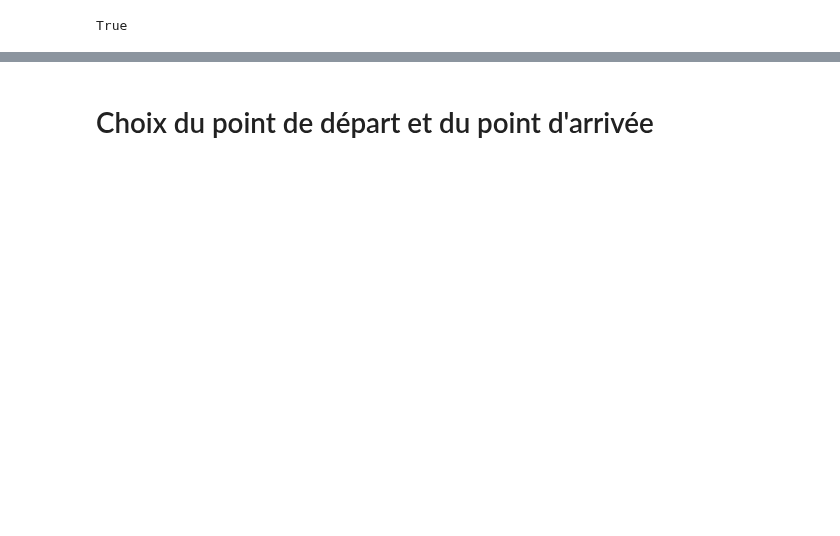
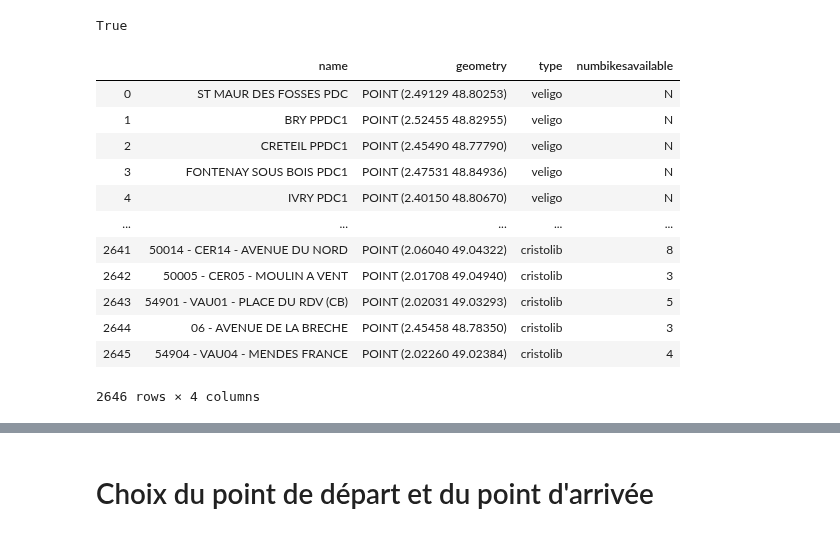
Before and after one commit to ImaneFa/Projet_Python, a Jupyter notebook: Trajet_GPS.ipynb, the cells around one changed output, grey strips where cells are left out. Drawn from its saved outputs; the diff is of its cells as text; code cells hidden in the pictures; blank space fills up the shorter version.

Commit message:
Améliorations GPS
Ajouts :
- Signalements utilisateur après trajet
- Disponibilité vélos
- Distinction si l'utilisateur a besoin ou non d'un vélo
- Input adresses de départ et d'arrivée

```diff
--- a/Trajet_GPS.ipynb
+++ b/Trajet_GPS.ipynb
@@ -70,2 +115,21 @@ velos2_95 = gpd.read_file('https://smartregionidf.opendatasoft.com/explore/datas
 # %% [markdown]
 ## Fusion des bases de données Vélib, Veligo, Cristolib, Velos2
+# %%
+# Ajout d'une colonne correspondant au type de vélo emprunté (velib, veligo, cristolib ou velos2)
+
+velib["type"]=["velib" for i in range(velib.shape[0])]
+veligo["type"]=["veligo" for i in range(veligo.shape[0])]
+velos2["type"]=["velos2" for i in range(velos2.shape[0])]
+cristolib["type"]=["cristolib" for i in range(cristolib.shape[0])]
+velos2_95["type"]=["velos2" for i in range(velos2_95.shape[0])]
+cristolib_95["type"]=["cristolib" for i in range(cristolib_95.shape[0])]
+
+# Ajout d'une colonne disponibilité vélos pour ceux qui n'en ont pas
+
+velos2_95["numbikesavailable"]=["N" for i in range(velos2_95.shape[0])]
+cristolib["numbikesavailable"]=["N" for i in range(cristolib.shape[0])]
+veligo["numbikesavailable"]=["N" for i in range(veligo.shape[0])]
+
+# Reset les index
+
+#velos2.set_index(['name', 'geometry', "type", "available_bikes"])
@@ -95,0 +163,16 @@ data_borders['dep'] = data_borders.index.str[:2]
+# %%
+velos
+# %% [output]
+|  | name | geometry | type | numbikesavailable |
+| 0 | ST MAUR DES FOSSES PDC | POINT (2.49129 48.80253) | veligo | N |
+| 1 | BRY PPDC1 | POINT (2.52455 48.82955) | veligo | N |
+| 2 | CRETEIL PPDC1 | POINT (2.45490 48.77790) | veligo | N |
+| 3 | FONTENAY SOUS BOIS PDC1 | POINT (2.47531 48.84936) | veligo | N |
+| 4 | IVRY PDC1 | POINT (2.40150 48.80670) | veligo | N |
+| ... | ... | ... | ... | ... |
+| 2641 | 50014 - CER14 - AVENUE DU NORD | POINT (2.06040 49.04322) | cristolib | 8 |
+| 2642 | 50005 - CER05 - MOULIN A VENT | POINT (2.01708 49.04940) | cristolib | 3 |
+| 2643 | 54901 - VAU01 - PLACE DU RDV (CB) | POINT (2.02031 49.03293) | cristolib | 5 |
+| 2644 | 06 - AVENUE DE LA BRECHE | POINT (2.45458 48.78350) | cristolib | 3 |
+| 2645 | 54904 - VAU04 - MENDES FRANCE | POINT (2.02260 49.02384) | cristolib | 4 |
+2646 rows × 4 columns
```
Also changed, not shown: parts of 40 cells of this notebook.
